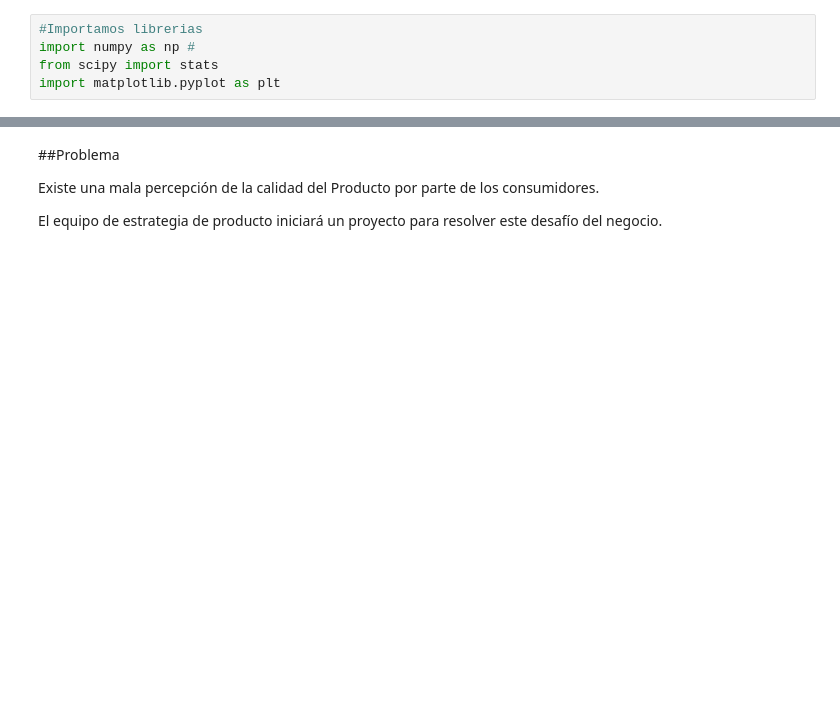
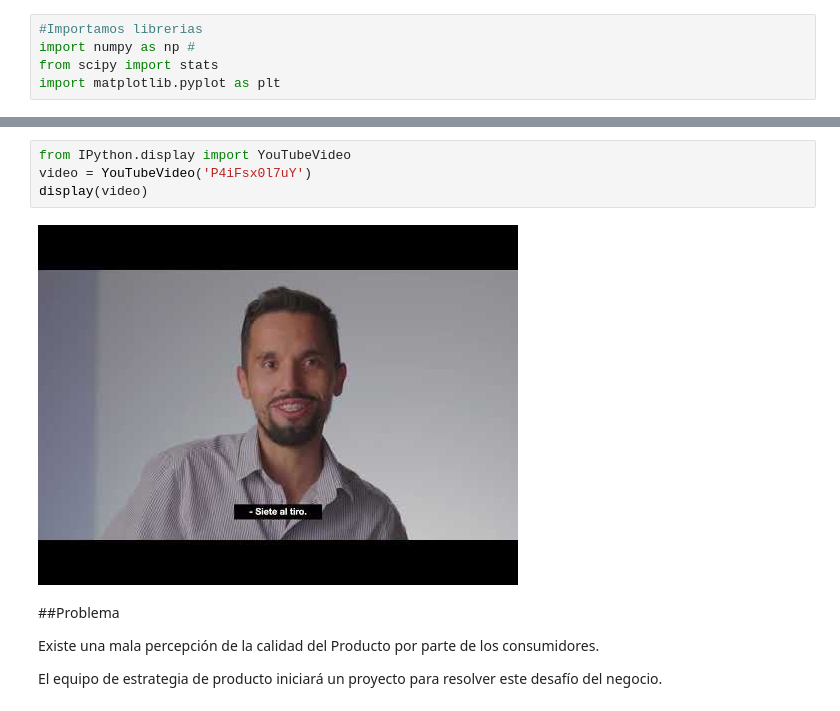
Before and after one commit to robertomoragad/Estadistica, a Jupyter notebook: Ejemplo_Experimentos_caso_uso_productos.ipynb, the cells around one changed output, grey strips where cells are left out. Drawn from its saved outputs; the diff is of its cells as text; blank space fills up the shorter version.

Commit message:
Created using Colaboratory, incluye código para youtube video

```diff
--- a/Ejemplo_Experimentos_caso_uso_productos.ipynb
+++ b/Ejemplo_Experimentos_caso_uso_productos.ipynb
@@ -23,6 +23,12 @@ He tomado como base un video en youtube de una marca de pisco en Chile.  Los dat
 
 <img src='https://drive.google.com/uc?export=view&id=1dwMXa6MEa8_99oo1020MO4KLIZRSGERZ' width="400" align="center" style="margin-right: 20px">
 <br>
+# %%
+from IPython.display import YouTubeVideo
+video = YouTubeVideo('P4iFsx0l7uY')
+display(video)
+# %% [output]
+[figure, added]
 # %% [markdown]
 ##Problema
 
```
Also changed, not shown: parts of 6 cells of this notebook.
